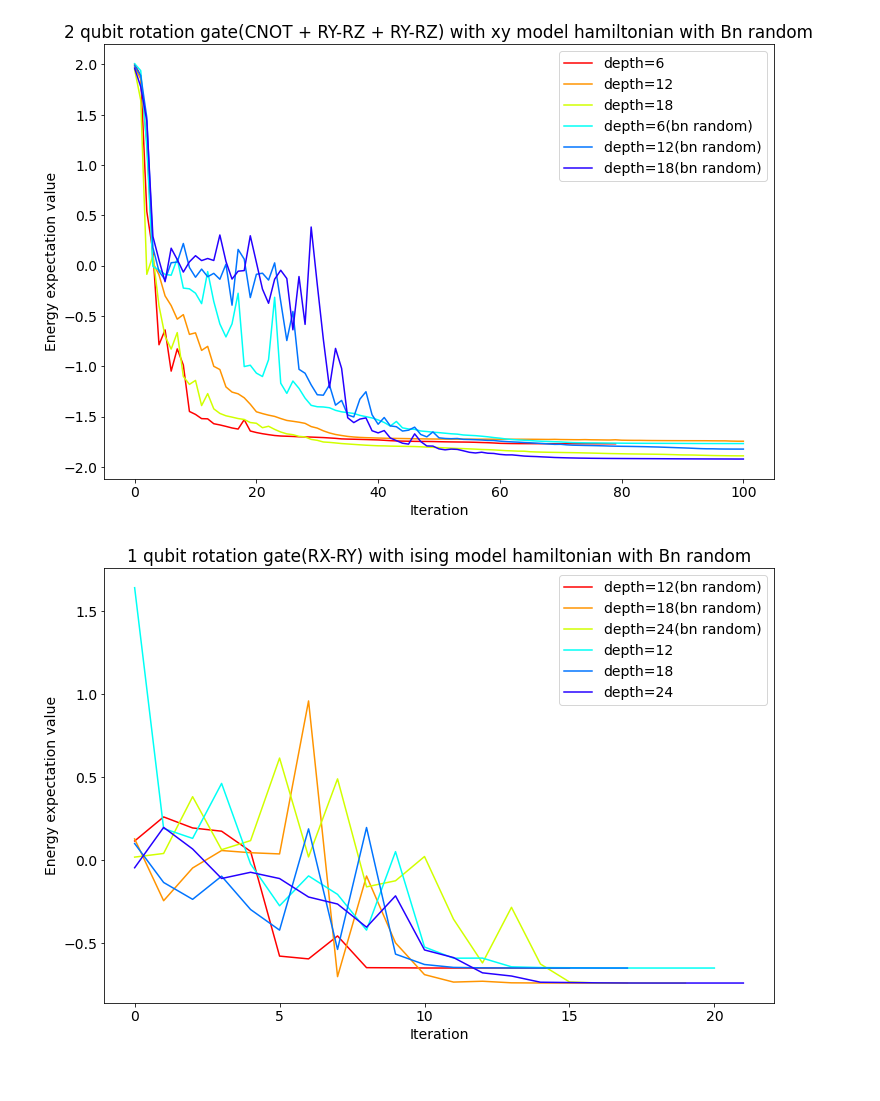
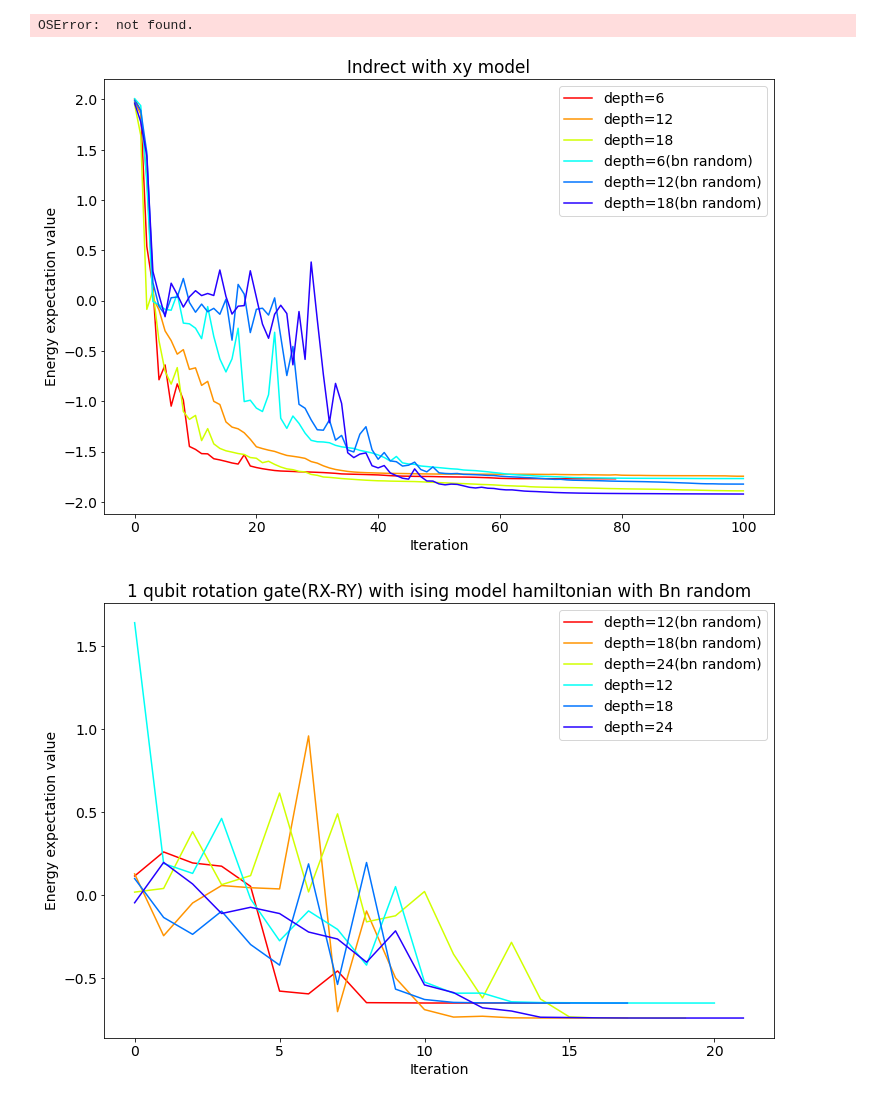
Before and after one commit to tanan/qsimu, a Jupyter notebook: qulacs/indirect/results/1_vqe_results.ipynb, the cells around one changed output. Cells and saved outputs as stored; diff of their text form; code cells hidden in the pictures.

Commit message:
fix graph

```diff
--- a/qulacs/indirect/results/1_vqe_results.ipynb
+++ b/qulacs/indirect/results/1_vqe_results.ipynb
@@ -24,28 +1,57 @@ plt.show()
+# %%
+import matplotlib.pyplot as plt
+import matplotlib.ticker as ptick
+import matplotlib.cm as cm
+import numpy as np
+
+## direct model
+depth_1 = np.loadtxt("")
+depth_2 = np.loadtxt("")
+depth_3 = np.loadtxt("")
+depth_4 = np.loadtxt("")
+depth_5 = np.loadtxt("")
+depth_6 = np.loadtxt("")
+
+plt.figure(figsize=(12,8))
+plt.rcParams["font.size"] = 14
+plt.plot(depth_1, color=cm.hsv(0/10.0), label="depth=1")
+plt.plot(depth_2, color=cm.hsv(1/10.0), label="depth=2")
+plt.plot(depth_3, color=cm.hsv(2/10.0), label="depth=3")
+plt.plot(depth_4, color=cm.hsv(3/10.0), label="depth=4")
+plt.plot(depth_5, color=cm.hsv(4/10.0), label="depth=5")
+plt.plot(depth_6, color=cm.hsv(5/10.0), label="depth=6")
+plt.xlabel("Iteration")
+plt.ylabel("Energy expectation value")
+plt.title("direct method")
+plt.legend()
+plt.show()
+# %% [output]
+OSError:  not found.
 # %%
 ## xy model
 depth_6 = np.loadtxt("./6qubit_indirect_by_xy_hamiltonian_6_10.0_False_False_False_cost.txt")
 depth_12 = np.loadtxt("./6qubit_indirect_by_xy_hamiltonian_12_10.0_False_False_False_cost.txt")
 depth_18 = np.loadtxt("./6qubit_indirect_by_xy_hamiltonian_18_10.0_False_False_False_cost.txt")
 
 bn_depth_6 = np.loadtxt("./6qubit_indirect_by_xy_hamiltonian_6_10.0_False_False_True_cost.txt")
 bn_depth_12 = np.loadtxt("./6qubit_indirect_by_xy_hamiltonian_12_10.0_False_False_True_cost.txt")
 bn_depth_18 = np.loadtxt("./6qubit_indirect_by_xy_hamiltonian_18_10.0_False_False_True_cost.txt")
 
 plt.figure(figsize=(12,8))
 plt.rcParams["font.size"] = 14
 plt.plot(depth_6, color=cm.hsv(0/10.0), label="depth=6")
 plt.plot(depth_12, color=cm.hsv(1/10.0), label="depth=12")
 plt.plot(depth_18, color=cm.hsv(2/10.0), label="depth=18")
 plt.plot(bn_depth_6, color=cm.hsv(5/10.0), label="depth=6(bn random)")
 plt.plot(bn_depth_12, color=cm.hsv(6/10.0), label="depth=12(bn random)")
 plt.plot(bn_depth_18, color=cm.hsv(7/10.0), label="depth=18(bn random)")
 plt.xlabel("Iteration")
 plt.ylabel("Energy expectation value")
-plt.title("2 qubit rotation gate(CNOT + RY-RZ + RY-RZ) with xy model hamiltonian with Bn random")
+plt.title("Indrect with xy model")
 plt.legend()
 plt.show()
 # %% [output]
-[figure, old version]
+[figure, new version]
 # %%
 import matplotlib.pyplot as plt
 import matplotlib.ticker as ptick
```
Also changed, not shown: parts of 1 cell of this notebook.
